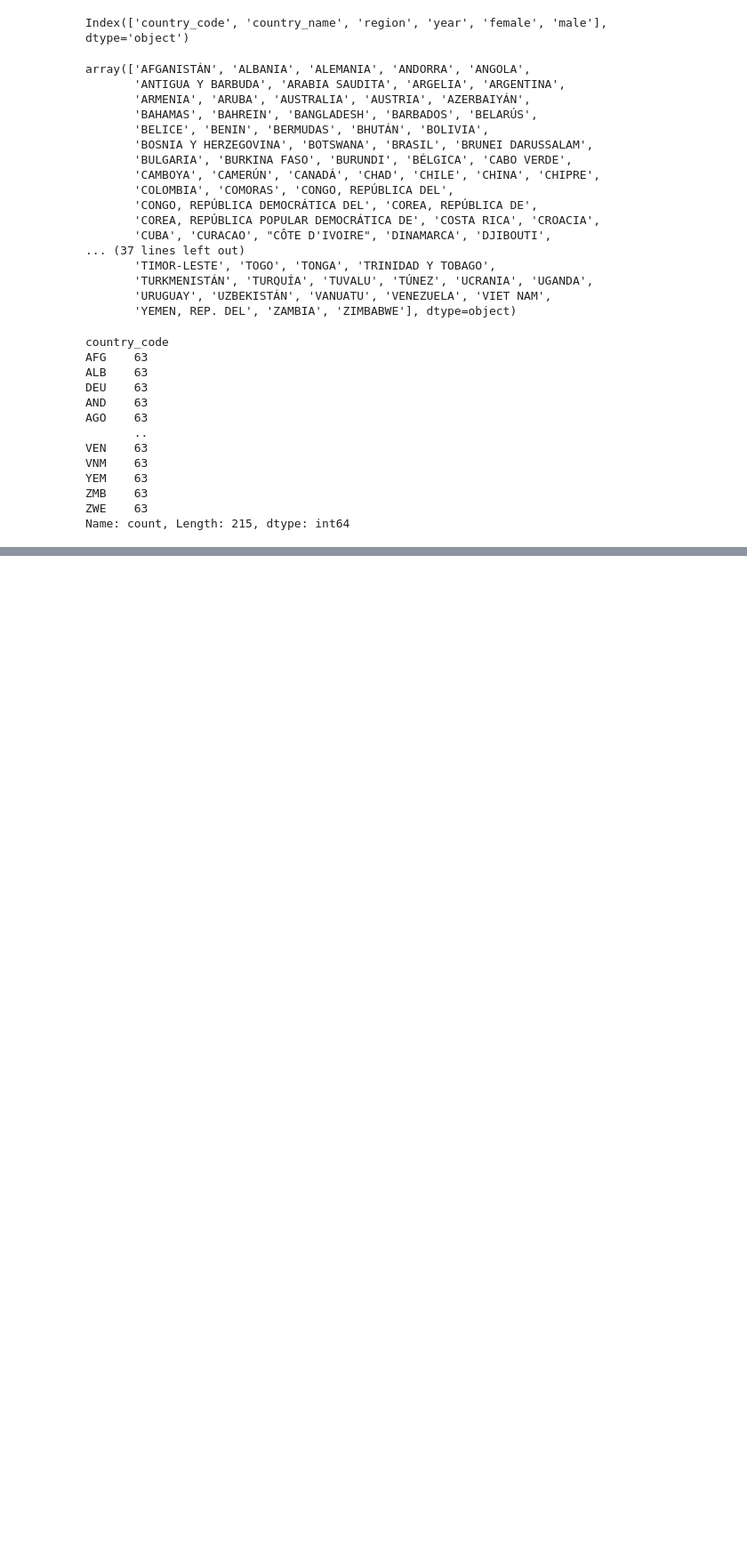
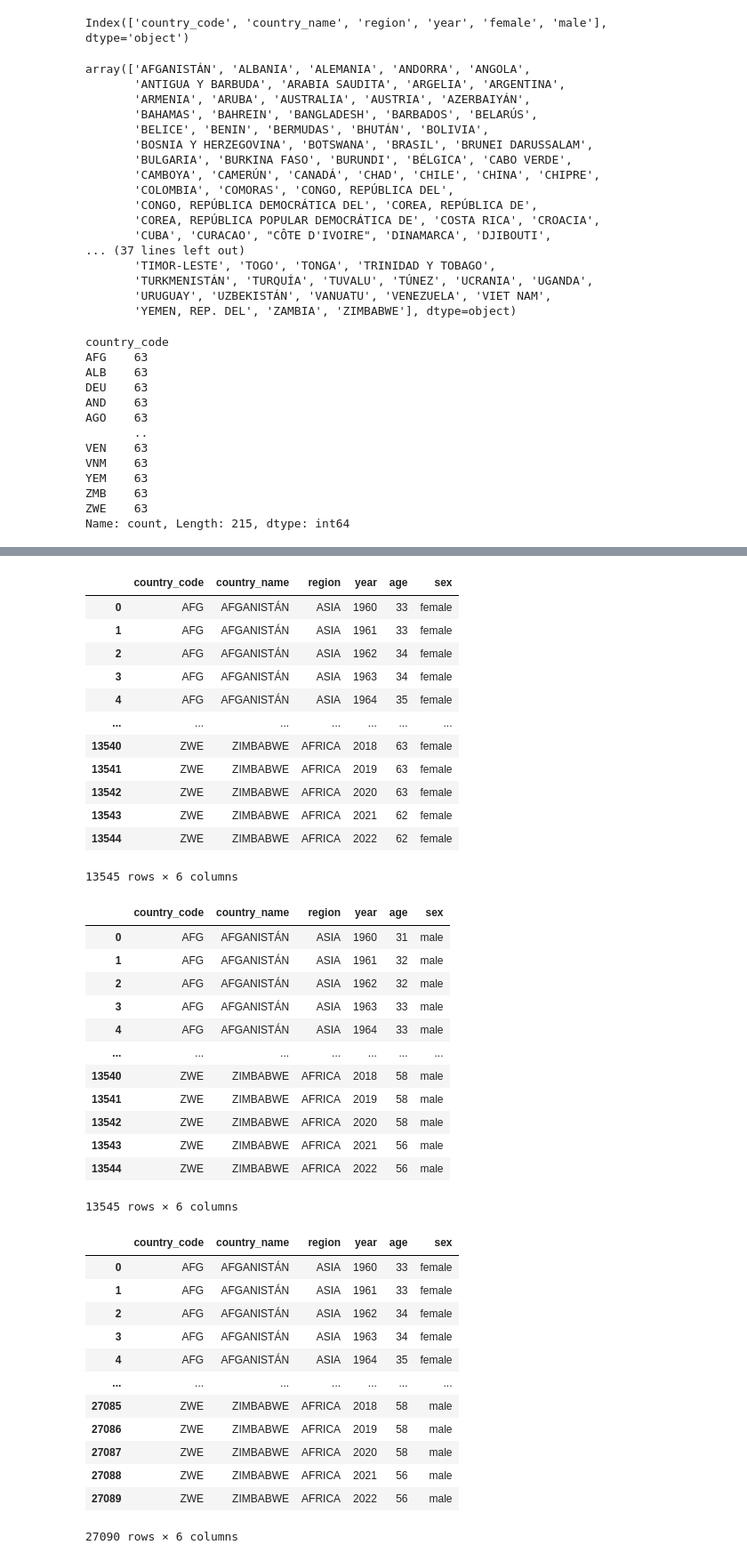
Before and after one commit to thelightfeaver/machine-leaning-practices, a Jupyter notebook: proyect/life.ipynb, the cells around one changed output, grey strips where cells are left out. Shown: that part at 89% size. Saved outputs shown, nothing was run; the diff lists cells and outputs as text; code cells hidden in the pictures; blank space fills up the shorter version.

```diff
--- a/proyect/life.ipynb
+++ b/proyect/life.ipynb
@@ -144,0 +152,56 @@ plt.show()
+# %%
+# divide df in two
+
+df_female = df_main.drop("male", axis=1)
+df_female = df_female.rename(columns={"female":"age"})
+df_female['sex'] = "female"
+display(df_female)
+
+
+df_male = df_main.drop("female", axis=1)
+df_male = df_male.rename(columns={"male":"age"})
+df_male['sex'] = "male"
+display(df_male)
+
+df_combine = pd.concat([df_female, df_male], ignore_index=True)
+display(df_combine)
+# %% [output]
+|  | country_code | country_name | region | year | age | sex |
+| 0 | AFG | AFGANISTÁN | ASIA | 1960 | 33 | female |
+| 1 | AFG | AFGANISTÁN | ASIA | 1961 | 33 | female |
+| 2 | AFG | AFGANISTÁN | ASIA | 1962 | 34 | female |
+| 3 | AFG | AFGANISTÁN | ASIA | 1963 | 34 | female |
+| 4 | AFG | AFGANISTÁN | ASIA | 1964 | 35 | female |
+| ... | ... | ... | ... | ... | ... | ... |
+| 13540 | ZWE | ZIMBABWE | AFRICA | 2018 | 63 | female |
+| 13541 | ZWE | ZIMBABWE | AFRICA | 2019 | 63 | female |
+| 13542 | ZWE | ZIMBABWE | AFRICA | 2020 | 63 | female |
+| 13543 | ZWE | ZIMBABWE | AFRICA | 2021 | 62 | female |
+| 13544 | ZWE | ZIMBABWE | AFRICA | 2022 | 62 | female |
+13545 rows × 6 columns
+|  | country_code | country_name | region | year | age | sex |
+| 0 | AFG | AFGANISTÁN | ASIA | 1960 | 31 | male |
+| 1 | AFG | AFGANISTÁN | ASIA | 1961 | 32 | male |
+| 2 | AFG | AFGANISTÁN | ASIA | 1962 | 32 | male |
+| 3 | AFG | AFGANISTÁN | ASIA | 1963 | 33 | male |
+| 4 | AFG | AFGANISTÁN | ASIA | 1964 | 33 | male |
+| ... | ... | ... | ... | ... | ... | ... |
+| 13540 | ZWE | ZIMBABWE | AFRICA | 2018 | 58 | male |
+| 13541 | ZWE | ZIMBABWE | AFRICA | 2019 | 58 | male |
+| 13542 | ZWE | ZIMBABWE | AFRICA | 2020 | 58 | male |
+| 13543 | ZWE | ZIMBABWE | AFRICA | 2021 | 56 | male |
+| 13544 | ZWE | ZIMBABWE | AFRICA | 2022 | 56 | male |
+13545 rows × 6 columns
+|  | country_code | country_name | region | year | age | sex |
+| 0 | AFG | AFGANISTÁN | ASIA | 1960 | 33 | female |
+| 1 | AFG | AFGANISTÁN | ASIA | 1961 | 33 | female |
+| 2 | AFG | AFGANISTÁN | ASIA | 1962 | 34 | female |
+| 3 | AFG | AFGANISTÁN | ASIA | 1963 | 34 | female |
+| 4 | AFG | AFGANISTÁN | ASIA | 1964 | 35 | female |
+| ... | ... | ... | ... | ... | ... | ... |
+| 27085 | ZWE | ZIMBABWE | AFRICA | 2018 | 58 | male |
+| 27086 | ZWE | ZIMBABWE | AFRICA | 2019 | 58 | male |
+| 27087 | ZWE | ZIMBABWE | AFRICA | 2020 | 58 | male |
+| 27088 | ZWE | ZIMBABWE | AFRICA | 2021 | 56 | male |
+| 27089 | ZWE | ZIMBABWE | AFRICA | 2022 | 56 | male |
+27090 rows × 6 columns
```
Also changed, not shown: parts of 4 cells of this notebook.
